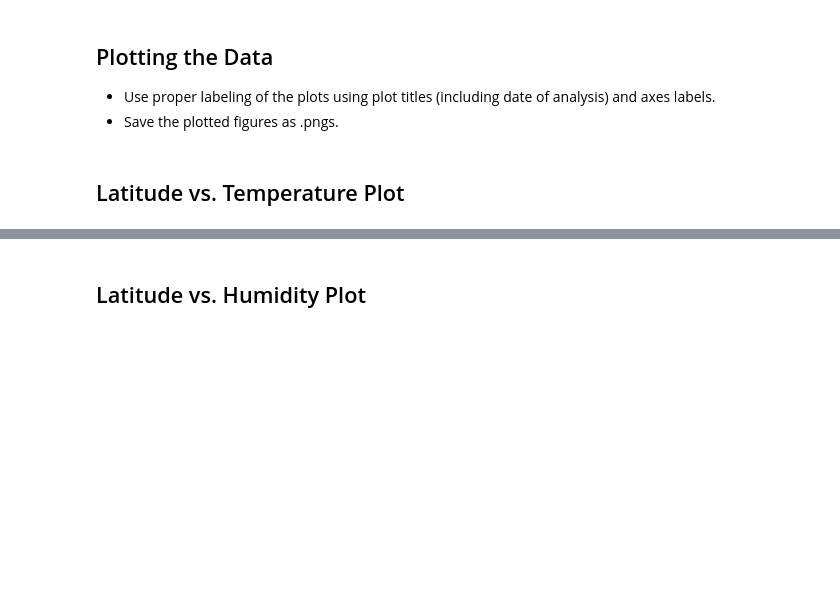
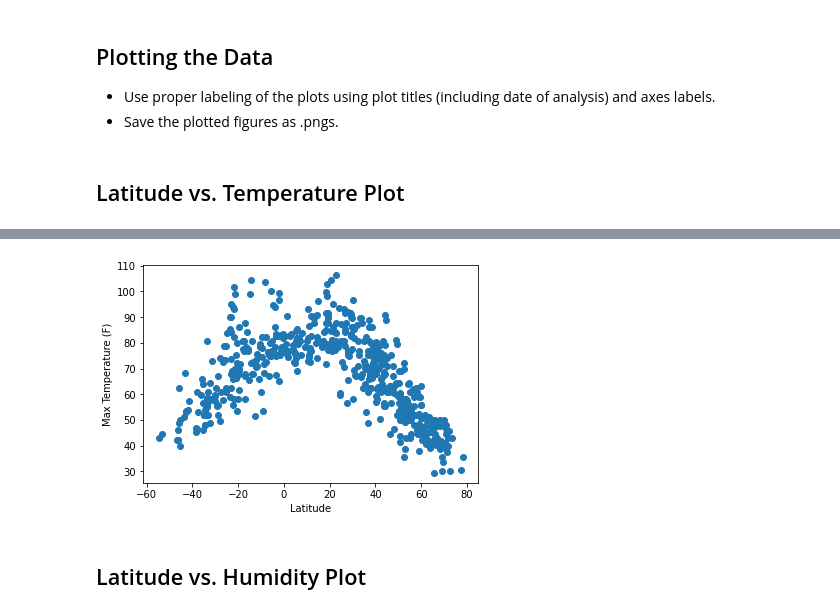
Before and after one commit to loucksjohn/python_api_challenge, a Jupyter notebook: WeatherPy/WeatherPy.ipynb, the cells around one changed output, grey strips where cells are left out. Drawn from its saved outputs; the diff is of its cells as text; code cells hidden in the pictures; blank space fills up the shorter version.

```diff
--- a/WeatherPy/WeatherPy.ipynb
+++ b/WeatherPy/WeatherPy.ipynb
@@ -183,2 +196,11 @@ Int64Index([], dtype='int64')
+# %%
+x_values = new_weather_df['Lat']
+y_values = new_weather_df['Max Temp']
+plt.scatter(x_values,y_values)
+plt.xlabel('Latitude')
+plt.ylabel('Max Temperature (F)')
+plt.show()
+# %% [output]
+[figure, added]
 # %% [markdown]
 ## Latitude vs. Humidity Plot
```
Also changed, not shown: parts of 37 cells of this notebook, 1 other file.
